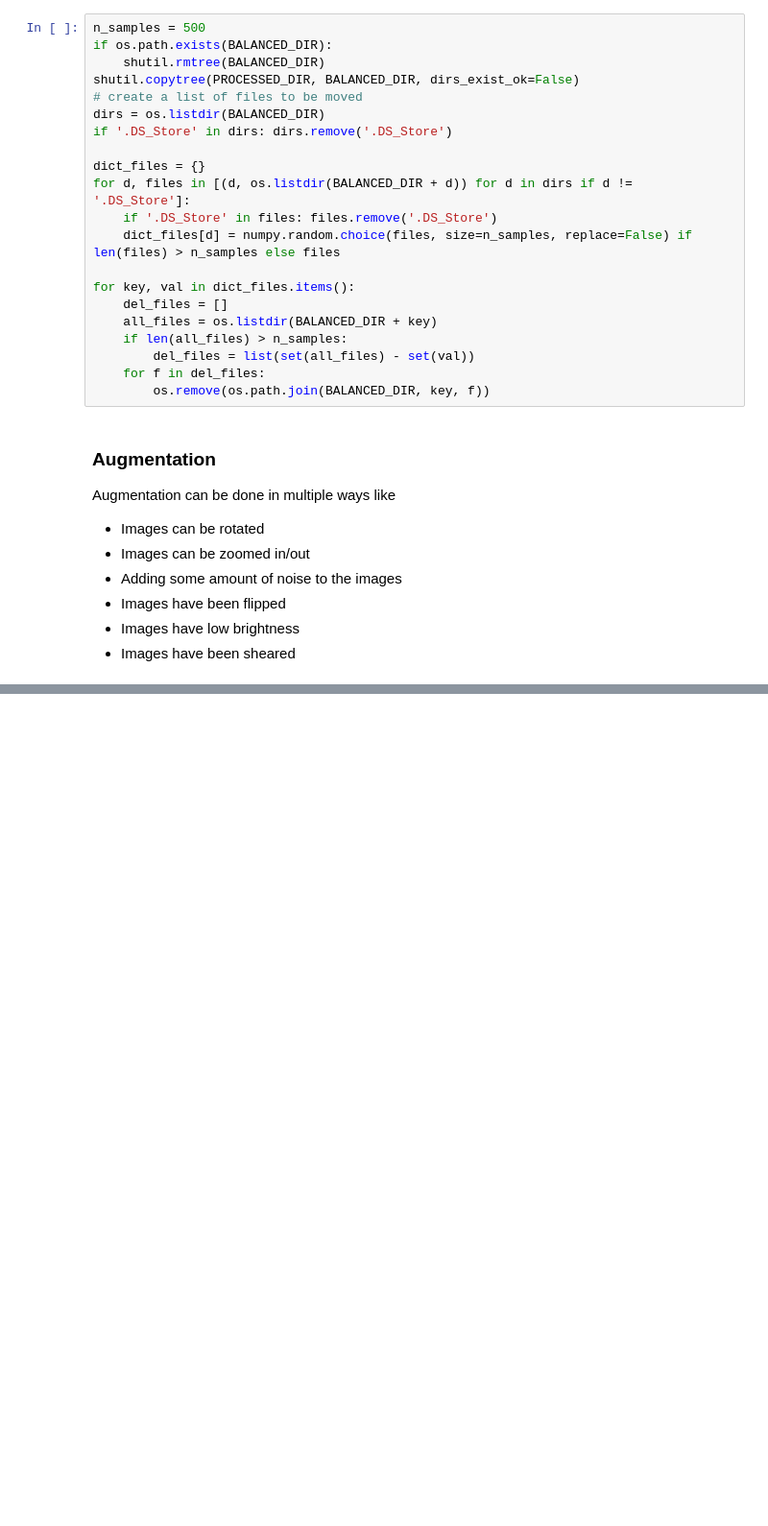
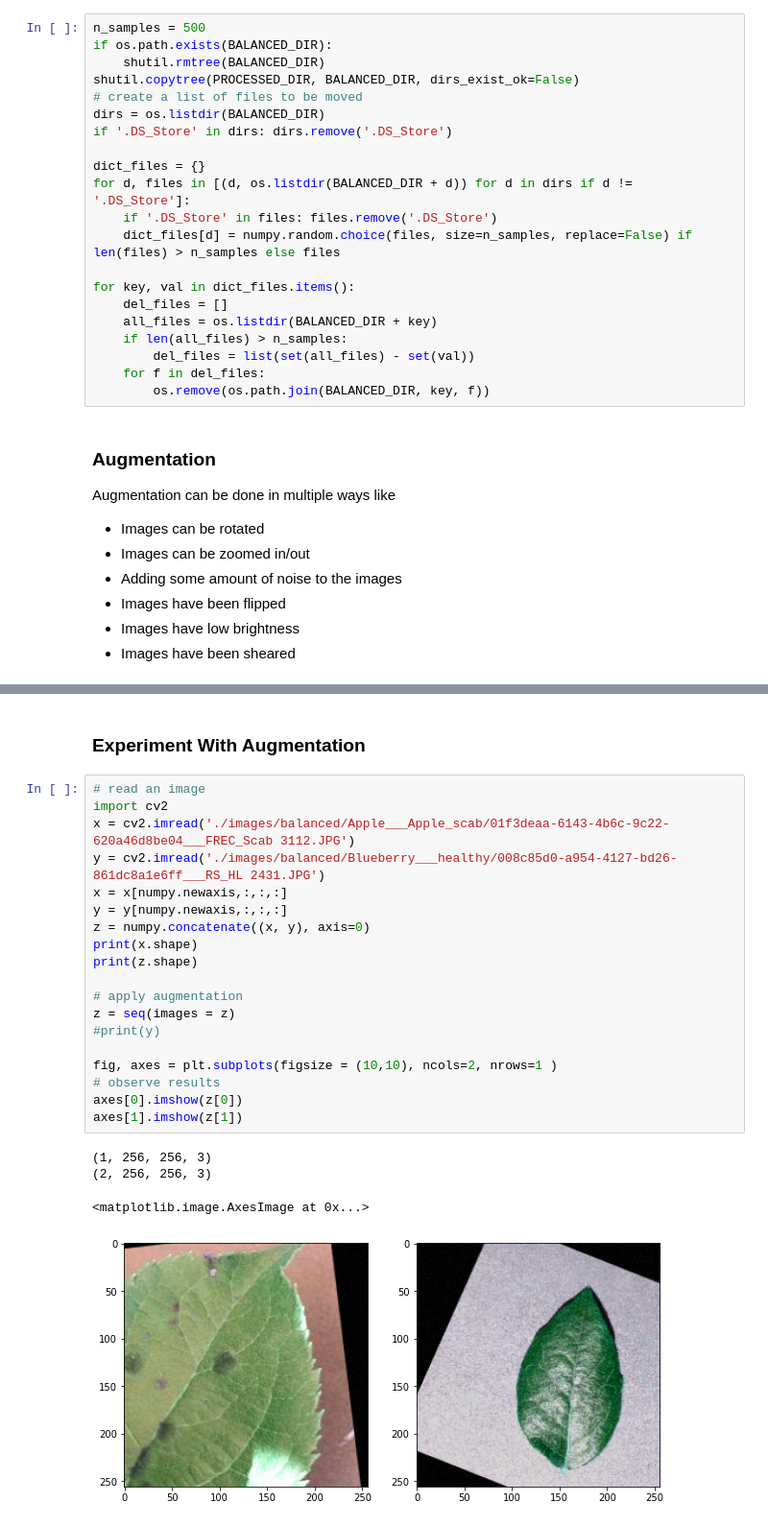
Before and after one commit to wayoutisin/cv, a Jupyter notebook: classification/crop/notebooks/Image Preparation.ipynb, the cells around one changed output, grey strips where cells are left out. Shown: that part at 96% size. Saved outputs shown, nothing was run; the diff lists cells and outputs as text; blank space fills up the shorter version.

Commit message:
Experiment with image aug

```diff
--- a/classification/crop/notebooks/Image Preparation.ipynb
+++ b/classification/crop/notebooks/Image Preparation.ipynb
@@ -370,0 +371,26 @@ Processing total 34 labels in the data -
+# %% [markdown]
+### Experiment With Augmentation
+# %%
+# read an image
+import cv2
+x = cv2.imread('./images/balanced/Apple___Apple_scab/01f3deaa-6143-4b6c-9c22-620a46d8be04___FREC_Scab 3112.JPG')
+y = cv2.imread('./images/balanced/Blueberry___healthy/008c85d0-a954-4127-bd26-861dc8a1e6ff___RS_HL 2431.JPG')
+x = x[numpy.newaxis,:,:,:]
+y = y[numpy.newaxis,:,:,:]
+z = numpy.concatenate((x, y), axis=0)
+print(x.shape)
+print(z.shape)
+
+# apply augmentation
+z = seq(images = z)
+#print(y)
+
+fig, axes = plt.subplots(figsize = (10,10), ncols=2, nrows=1 )
+# observe results
+axes[0].imshow(z[0])
+axes[1].imshow(z[1])
+# %% [output]
+(1, 256, 256, 3)
+(2, 256, 256, 3)
+<matplotlib.image.AxesImage at 0x...>
+[figure, added]
```
Also changed, not shown: parts of 6 cells of this notebook.
